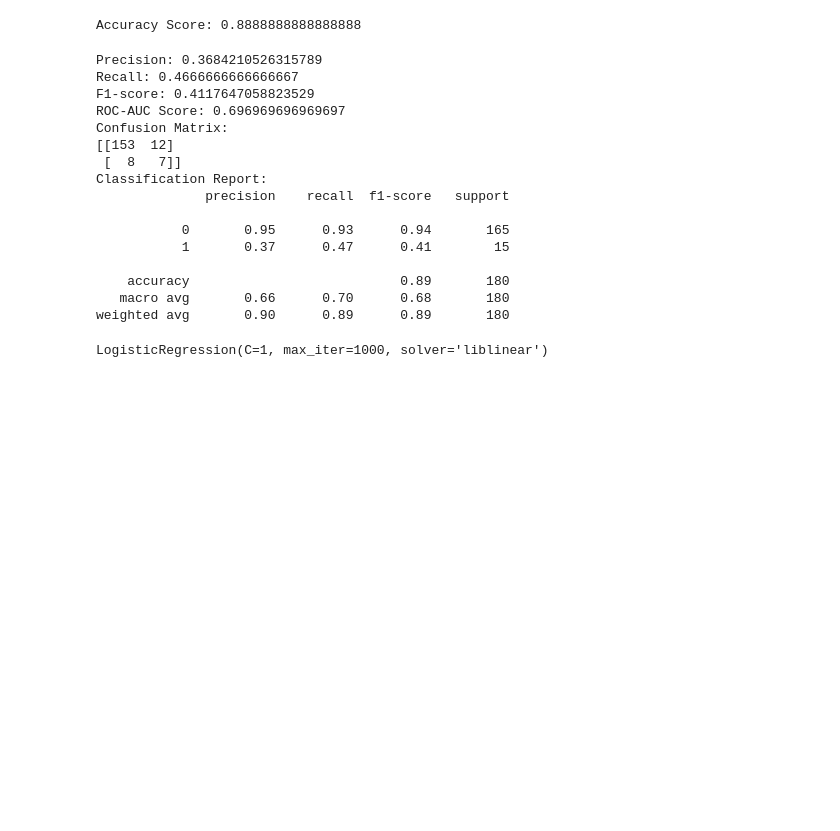
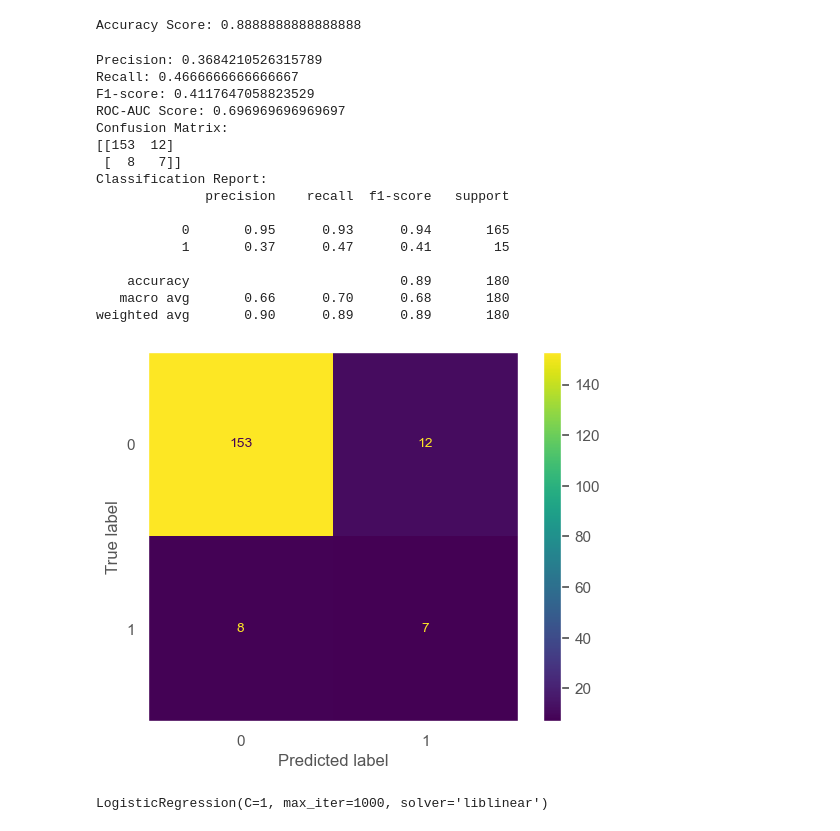
Before and after one commit to niarobin/CS-216-Project, a Jupyter notebook: CS 216 Project.ipynb, the cells around one changed output. Cells and saved outputs as stored; diff of their text form; code cells hidden in the pictures; blank space fills up the shorter version.

Commit message:
confusion matrix

```diff
--- a/CS 216 Project.ipynb
+++ b/CS 216 Project.ipynb
@@ -107,7 +107,7 @@ print("Accuracy Score:", score)
 Accuracy Score: 0.8888888888888888
 # %%
 from sklearn.metrics import precision_score, recall_score, f1_score, roc_auc_score, confusion_matrix, classification_report
-
+from sklearn.metrics import ConfusionMatrixDisplay
 # Calculate precision
 precision = precision_score(test_target, predictions)
 
@@ -122,35 +122,38 @@ roc_auc = roc_auc_score(test_target, predictions)
 
 # Calculate confusion matrix
 conf_matrix = confusion_matrix(test_target, predictions)
+ConfusionMatrixDisplay.from_estimator(estimator = logistic_model, X = all_test, y = test_target)
+plt.grid(False)
 
 # Generate classification report
 class_report = classification_report(test_target, predictions)
 
 print("Precision:", precision)
 print("Recall:", recall)
 print("F1-score:", f1)
 print("ROC-AUC Score:", roc_auc)
 print("Confusion Matrix:")
 print(conf_matrix)
 print("Classification Report:")
 print(class_report)
 # %% [output]
 Precision: 0.3684210526315789
 Recall: 0.4666666666666667
 F1-score: 0.4117647058823529
 ROC-AUC Score: 0.696969696969697
 Confusion Matrix:
 [[153  12]
  [  8   7]]
 Classification Report:
               precision    recall  f1-score   support
 
            0       0.95      0.93      0.94       165
            1       0.37      0.47      0.41        15
 
     accuracy                           0.89       180
    macro avg       0.66      0.70      0.68       180
 weighted avg       0.90      0.89      0.89       180
+[figure, added]
 # %%
 from sklearn.model_selection import GridSearchCV
 
```
